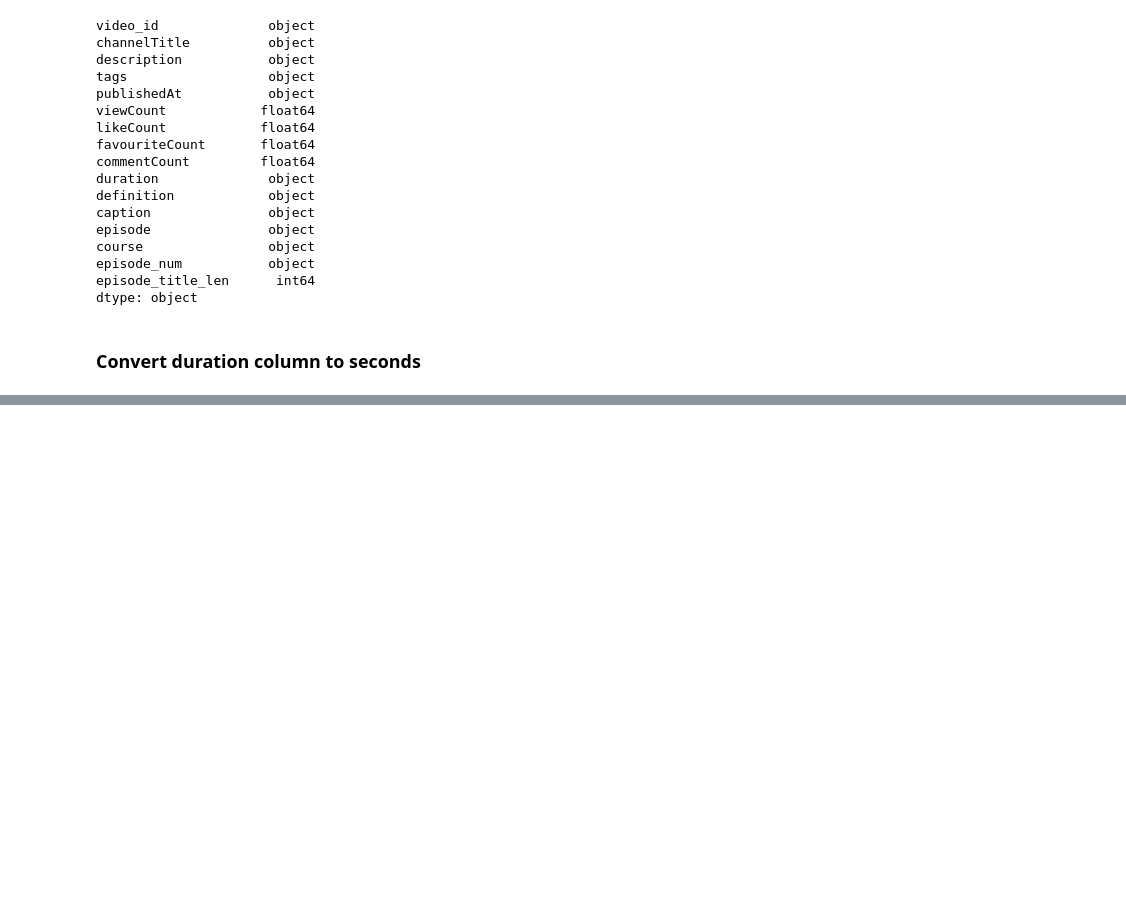
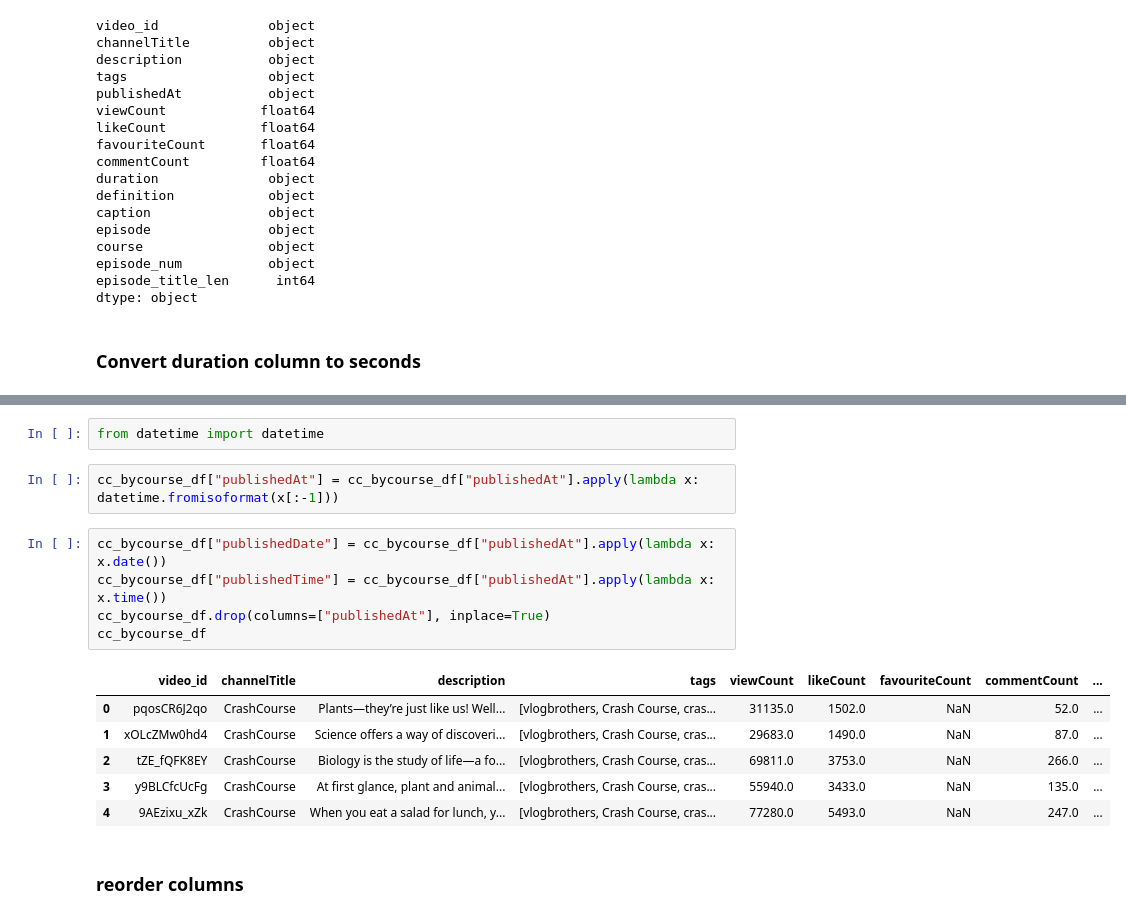
Before and after one commit to JenniferM-BShulyak/crashcourse, a Jupyter notebook: etl_crashcourse.ipynb, the cells around one changed output, grey strips where cells are left out. Drawn from its saved outputs; the diff is of its cells as text; blank space fills up the shorter version.

```diff
--- a/etl_crashcourse.ipynb
+++ b/etl_crashcourse.ipynb
@@ -267,0 +319,18 @@ ModuleNotFoundError: No module named 'isodate'
+# %%
+from datetime import datetime
+# %%
+cc_bycourse_df["publishedAt"] = cc_bycourse_df["publishedAt"].apply(lambda x: datetime.fromisoformat(x[:-1]))
+# %%
+cc_bycourse_df["publishedDate"] = cc_bycourse_df["publishedAt"].apply(lambda x: x.date())
+cc_bycourse_df["publishedTime"] = cc_bycourse_df["publishedAt"].apply(lambda x: x.time())
+cc_bycourse_df.drop(columns=["publishedAt"], inplace=True)
+cc_bycourse_df
+# %% [output]
+|  | video_id | channelTitle | description | tags | viewCount | likeCount | favouriteCount | commentCount | ... |
+| 0 | pqosCR6J2qo | CrashCourse | Plants—they’re just like us! Well... | [vlogbrothers, Crash Course, cras... | 31135.0 | 1502.0 | NaN | 52.0 | ... |
+| 1 | xOLcZMw0hd4 | CrashCourse | Science offers a way of discoveri... | [vlogbrothers, Crash Course, cras... | 29683.0 | 1490.0 | NaN | 87.0 | ... |
+| 2 | tZE_fQFK8EY | CrashCourse | Biology is the study of life—a fo... | [vlogbrothers, Crash Course, cras... | 69811.0 | 3753.0 | NaN | 266.0 | ... |
+| 3 | y9BLCfcUcFg | CrashCourse | At first glance, plant and animal... | [vlogbrothers, Crash Course, cras... | 55940.0 | 3433.0 | NaN | 135.0 | ... |
+| 4 | 9AEzixu_xZk | CrashCourse | When you eat a salad for lunch, y... | [vlogbrothers, Crash Course, cras... | 77280.0 | 5493.0 | NaN | 247.0 | ... |
+# %% [markdown]
+### reorder columns
```
Also changed, not shown: parts of 14 cells of this notebook.
